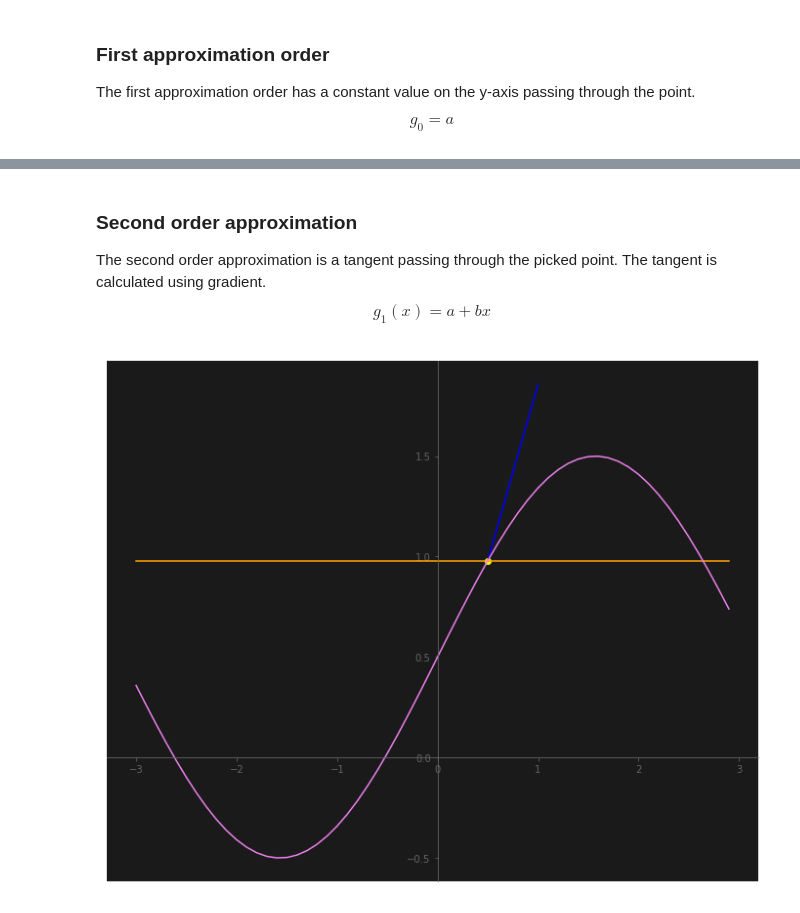
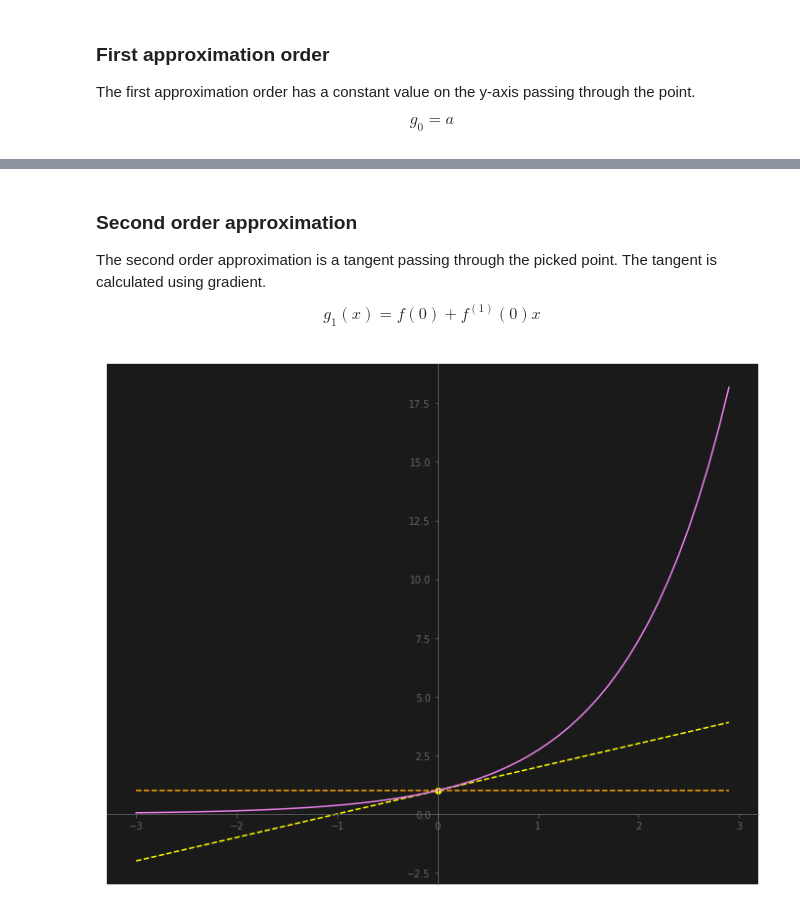
Before and after one commit to laurentgrenier/mathematics, a Jupyter notebook: multivariate_calculus/taylor_series.ipynb, the cells around one changed output, grey strips where cells are left out. Saved outputs shown, nothing was run; the diff lists cells and outputs as text; code cells hidden in the pictures.

```diff
--- a/multivariate_calculus/taylor_series.ipynb
+++ b/multivariate_calculus/taylor_series.ipynb
@@ -56,10 +56,10 @@ $$ f(x) = sin(x) + 0.5 $$
 # %%
 # the sine function
-f = lambda x: np.sin(x) + 0.5
+f = lambda x: np.exp(x)
 
 # sine points to draw
-f_xs = np.arange(-3, 3, 0.1)
-f_ys = f(xs)
+xs = np.arange(-3, 3, 0.1)
+ys = f(xs)
 # %%
 init_drawing()
 
@@ -75,7 +75,7 @@ The first approximation order has a constant value on the y-axis passing through
 $$ g_{0} = a $$
 # %%
 # the picked point
-picked_point = (0.5, f(0.5))
+picked_point = (0, f(0))
 
 # the first order approximation
 line_g_0 = ([np.min(f_xs), np.max(f_xs)], [picked_point[1], picked_point[1]])
@@ -92,18 +92,21 @@ plt.show()
 # %% [markdown]
 ### Second order approximation
 The second order approximation is a tangent passing through the picked point. The tangent is calculated using gradient.
-$$ g_{1}(x) = a + bx $$
+$$ g_{1}(x) = f(0) + f^{(1)}(0)x $$
 # %%
-d_f = lambda x: np.cos(x)
-line_g_1 = [[picked_point[0], picked_point[0] + 0.5], [picked_point[1], picked_point[1] + d_f(0.5)]]
+d_f_one = lambda x: np.exp(x)
+g_one = lambda x: f(0) + d_f_one(0) * x
+
+# line_g_1 = [[picked_point[0], picked_point[0] + 0.5], [picked_point[1], picked_point[1] + d_f(0.5)]]
+g_one_ys = g_one(xs)
 
 # draw the lines
 init_drawing()
 
 plt.scatter(picked_point[0], picked_point[1], color='yellow')
-plt.plot(line_g_1[0], line_g_1[1], color='blue')
-plt.plot(line_g_0[0], line_g_0[1], color='orange')
+plt.plot(xs, g_one_ys, color='yellow', linestyle='dashed')
+plt.plot(line_g_0[0], line_g_0[1], color='orange', linestyle='dashed')
 plt.plot(xs, ys, color='violet')
 plt.show()
 # %% [output]
-[figure, old version]
+[figure, new version]
```
Also changed, not shown: parts of 9 cells of this notebook.
